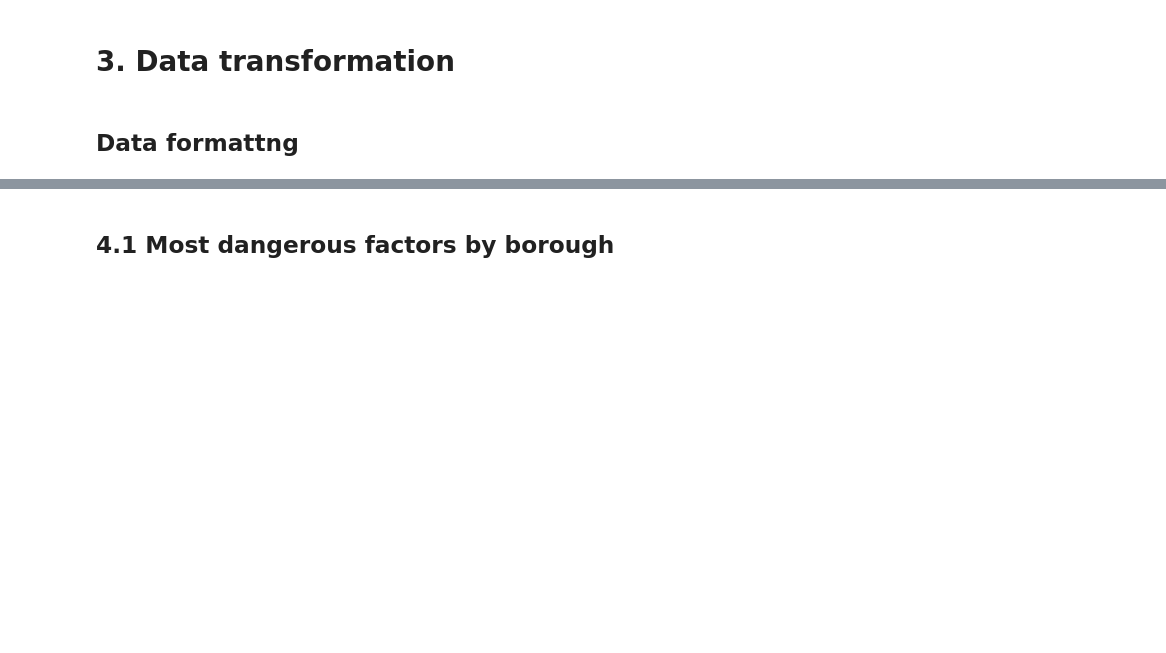
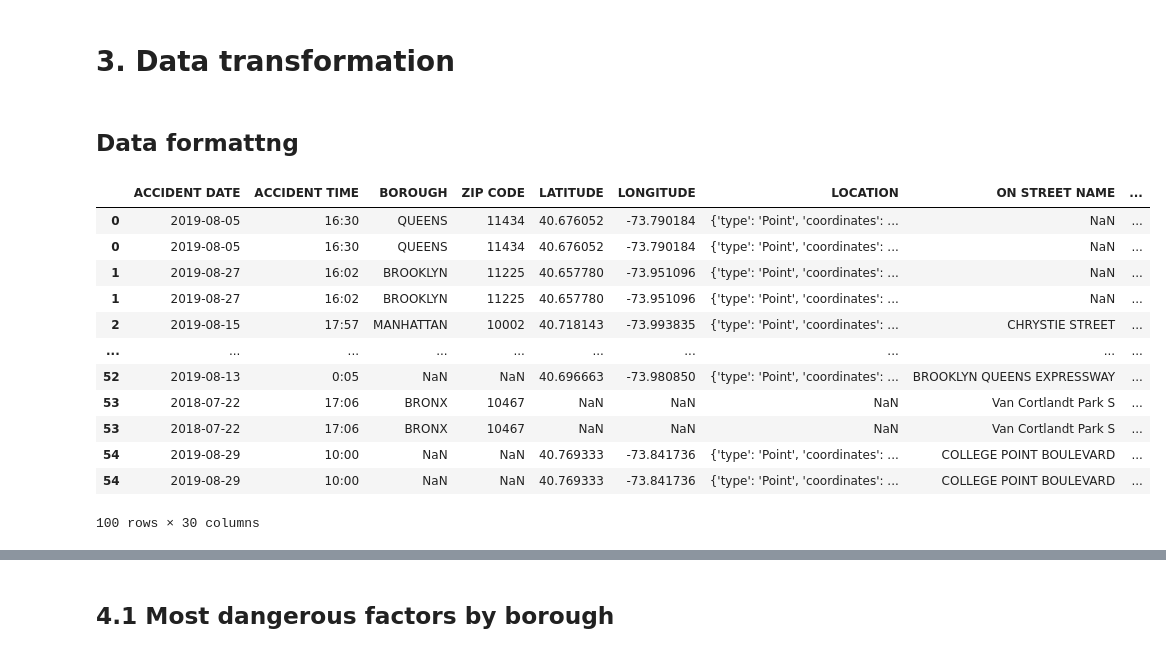
Before and after one commit to makarewiczpawel/CarAccidentsNYC, a Jupyter notebook: Vehicle_collision_data_analysis.ipynb, the cells around one changed output, grey strips where cells are left out. Drawn from its saved outputs; the diff is of its cells as text; code cells hidden in the pictures; blank space fills up the shorter version.

```diff
--- a/Vehicle_collision_data_analysis.ipynb
+++ b/Vehicle_collision_data_analysis.ipynb
@@ -16,7 +21,10 @@ vehicle_collision = pd.read_csv('DataSets/nypd-motor-vehicle-collisions.csv',
                                 dtype={
                                     'ZIP CODE': str,
                                     'CONTRIBUTING FACTOR VEHICLE 1': str,
-                                    'CONTRIBUTING FACTOR VEHICLE 2': str
+                                    'CONTRIBUTING FACTOR VEHICLE 2': str,
+                                    'CONTRIBUTING FACTOR Vehicle 3': str,
+                                    'CONTRIBUTING FACTOR Vehicle 4': str,
+                                    'CONTRIBUTING FACTOR Vehicle 5': str
                                       }
                                 )
 pd.set_option('display.max_columns', None)
@@ -152 +170,20 @@ vehicle_collision_transformed = vehicle_collision[vehicle_collision['CONTRIBUTIN
+# %%
+# Exploding factors in a separate rows
+vehicle_collision_transformed = vehicle_collision.explode('CONTRIBUTING FACTOR V1-V5')
+vehicle_collision_transformed = vehicle_collision_transformed.dropna(subset=['CONTRIBUTING FACTOR V1-V5'])
+vehicle_collision_transformed.head(100)
+# %% [output]
+|  | ACCIDENT DATE | ACCIDENT TIME | BOROUGH | ZIP CODE | LATITUDE | LONGITUDE | LOCATION | ON STREET NAME | ... |
+| 0 | 2019-08-05 | 16:30 | QUEENS | 11434 | 40.676052 | -73.790184 | {'type': 'Point', 'coordinates': ... | NaN | ... |
+| 0 | 2019-08-05 | 16:30 | QUEENS | 11434 | 40.676052 | -73.790184 | {'type': 'Point', 'coordinates': ... | NaN | ... |
+| 1 | 2019-08-27 | 16:02 | BROOKLYN | 11225 | 40.657780 | -73.951096 | {'type': 'Point', 'coordinates': ... | NaN | ... |
+| 1 | 2019-08-27 | 16:02 | BROOKLYN | 11225 | 40.657780 | -73.951096 | {'type': 'Point', 'coordinates': ... | NaN | ... |
+| 2 | 2019-08-15 | 17:57 | MANHATTAN | 10002 | 40.718143 | -73.993835 | {'type': 'Point', 'coordinates': ... | CHRYSTIE STREET | ... |
+| ... | ... | ... | ... | ... | ... | ... | ... | ... | ... |
+| 52 | 2019-08-13 | 0:05 | NaN | NaN | 40.696663 | -73.980850 | {'type': 'Point', 'coordinates': ... | BROOKLYN QUEENS EXPRESSWAY | ... |
+| 53 | 2018-07-22 | 17:06 | BRONX | 10467 | NaN | NaN | NaN | Van Cortlandt Park S | ... |
+| 53 | 2018-07-22 | 17:06 | BRONX | 10467 | NaN | NaN | NaN | Van Cortlandt Park S | ... |
+| 54 | 2019-08-29 | 10:00 | NaN | NaN | 40.769333 | -73.841736 | {'type': 'Point', 'coordinates': ... | COLLEGE POINT BOULEVARD | ... |
+| 54 | 2019-08-29 | 10:00 | NaN | NaN | 40.769333 | -73.841736 | {'type': 'Point', 'coordinates': ... | COLLEGE POINT BOULEVARD | ... |
+100 rows × 30 columns
 # %%
```
Also changed, not shown: parts of 21 cells of this notebook, 2 other files.
